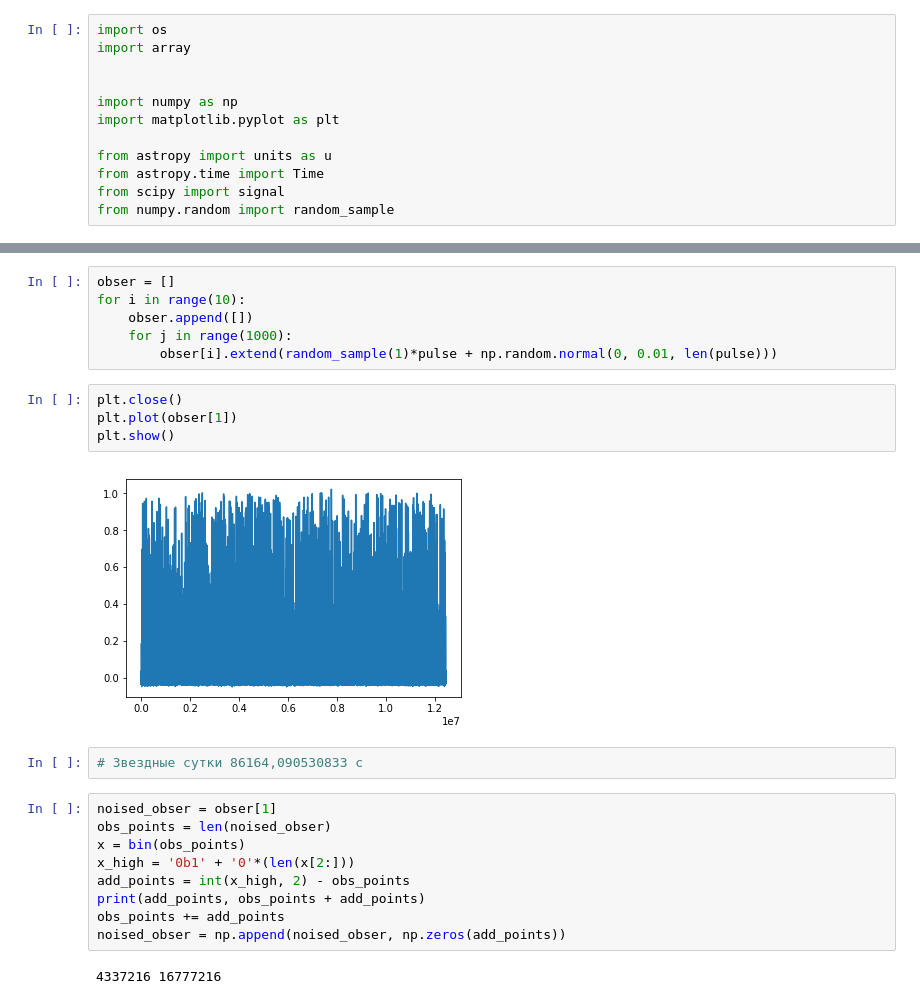
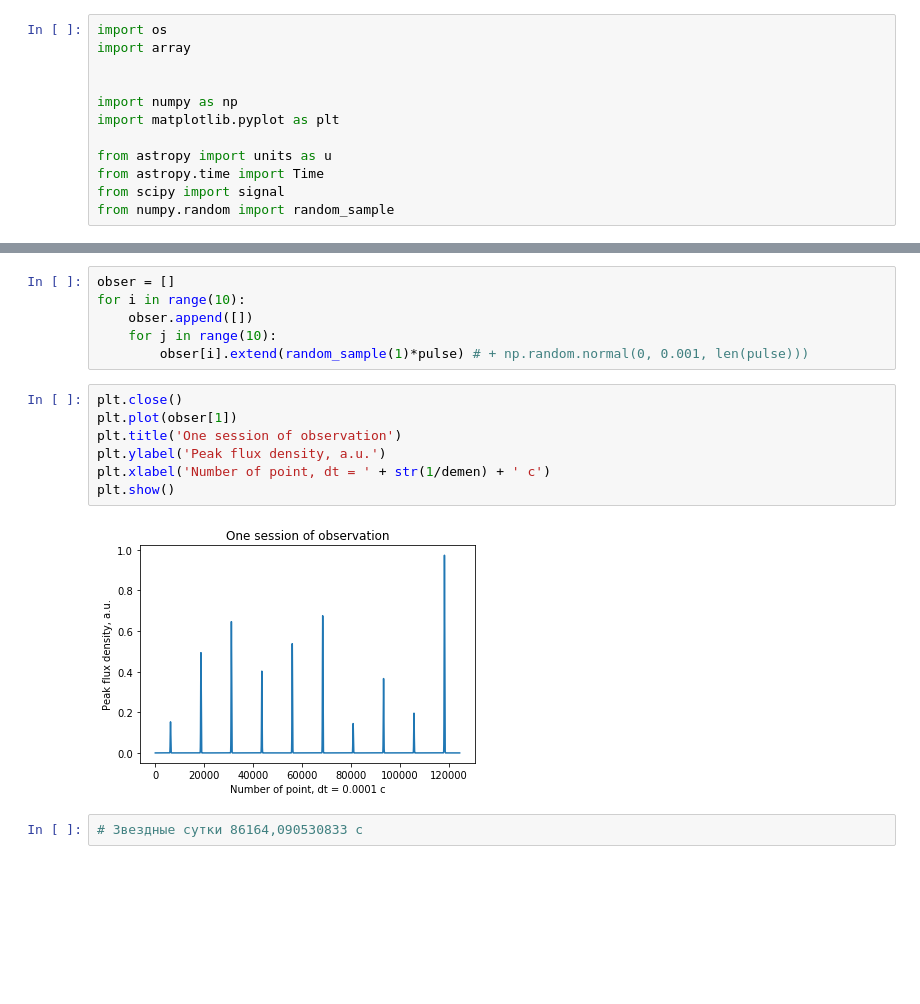
Before and after one commit to KazAndr/bsa3, a Jupyter notebook: pulsar_generator.ipynb, the cells around one changed output, grey strips where cells are left out. Saved outputs shown, nothing was run; the diff lists cells and outputs as text; blank space fills up the shorter version.

```diff
--- a/pulsar_generator.ipynb
+++ b/pulsar_generator.ipynb
@@ -26,24 +34,16 @@ print(1/period_s)
 obser = []
 for i in range(10):
     obser.append([])
-    for j in range(1000):
-        obser[i].extend(random_sample(1)*pulse + np.random.normal(0, 0.01, len(pulse)))
+    for j in range(10):
+        obser[i].extend(random_sample(1)*pulse) # + np.random.normal(0, 0.001, len(pulse)))
-# %%
-plt.close()
-plt.plot(obser[1])
-plt.show()
-# %% [output]
-[figure, removed]
+# %%
+plt.close()
+plt.plot(obser[1])
+plt.title('One session of observation')
+plt.ylabel('Peak flux density, a.u.')
+plt.xlabel('Number of point, dt = ' + str(1/demen) + ' c')
+plt.show()
+# %% [output]
+[figure, added]
 # %%
 # Звездные сутки 86164,090530833 с
-# %%
-noised_obser = obser[1]
-obs_points = len(noised_obser)
-x = bin(obs_points)
-x_high = '0b1' + '0'*(len(x[2:]))
-add_points = int(x_high, 2) - obs_points
-print(add_points, obs_points + add_points)
-obs_points += add_points
-noised_obser = np.append(noised_obser, np.zeros(add_points))
-# %% [output]
-4337216 16777216
```
Also changed, not shown: parts of 10 cells of this notebook.
